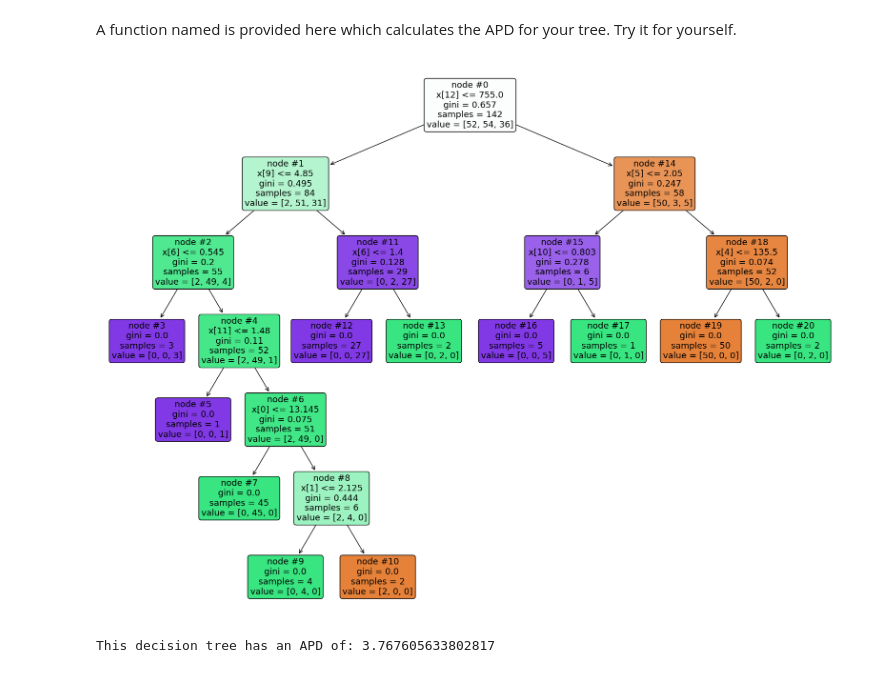
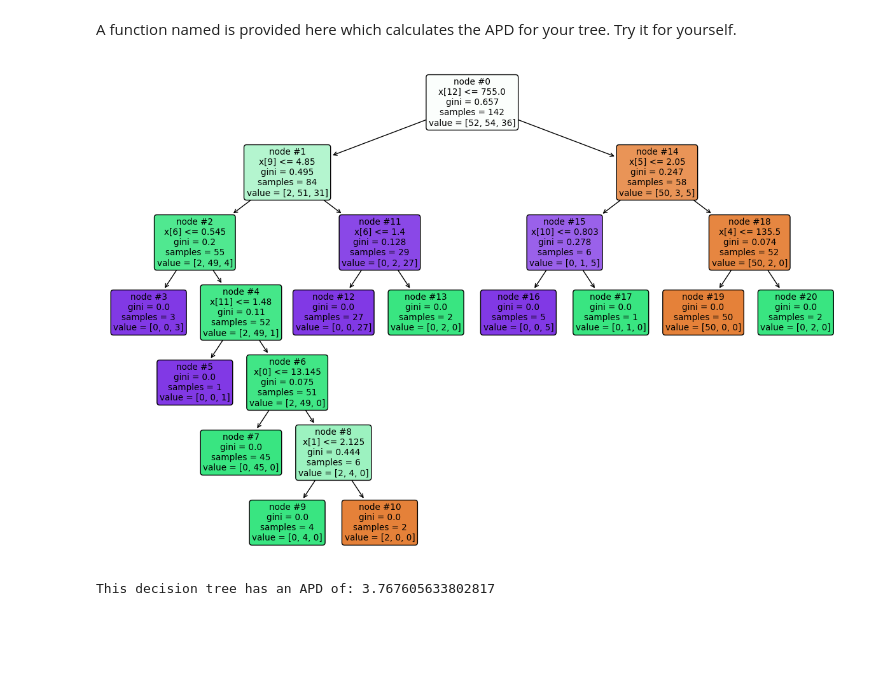
Before and after one commit to masoudinejad/dt_pruning, a Jupyter notebook: orap.ipynb, the cells around one changed output. Saved outputs shown, nothing was run; the diff lists cells and outputs as text; code cells hidden in the pictures; blank space fills up the shorter version.

```diff
--- a/orap.ipynb
+++ b/orap.ipynb
@@ -80,10 +80,10 @@ This simpler form of APD requires summing the number of samples in each inner-no
 # %% [markdown]
 A function named is provided here which calculates the APD for your tree. Try it for yourself.
 # %%
-fig = plt.figure(figsize=(20,15))
+fig = plt.figure(figsize=(15,10))
 _ = tree.plot_tree(cls_dt, filled=True, rounded=True, node_ids=True)
 # %% [output]
-[figure, old version]
+[figure, new version]
 # %%
 # Build the extended tree object
 xdt = ext_dt(cls_dt)
```
Also changed, not shown: parts of 8 cells of this notebook, 1 other file.
